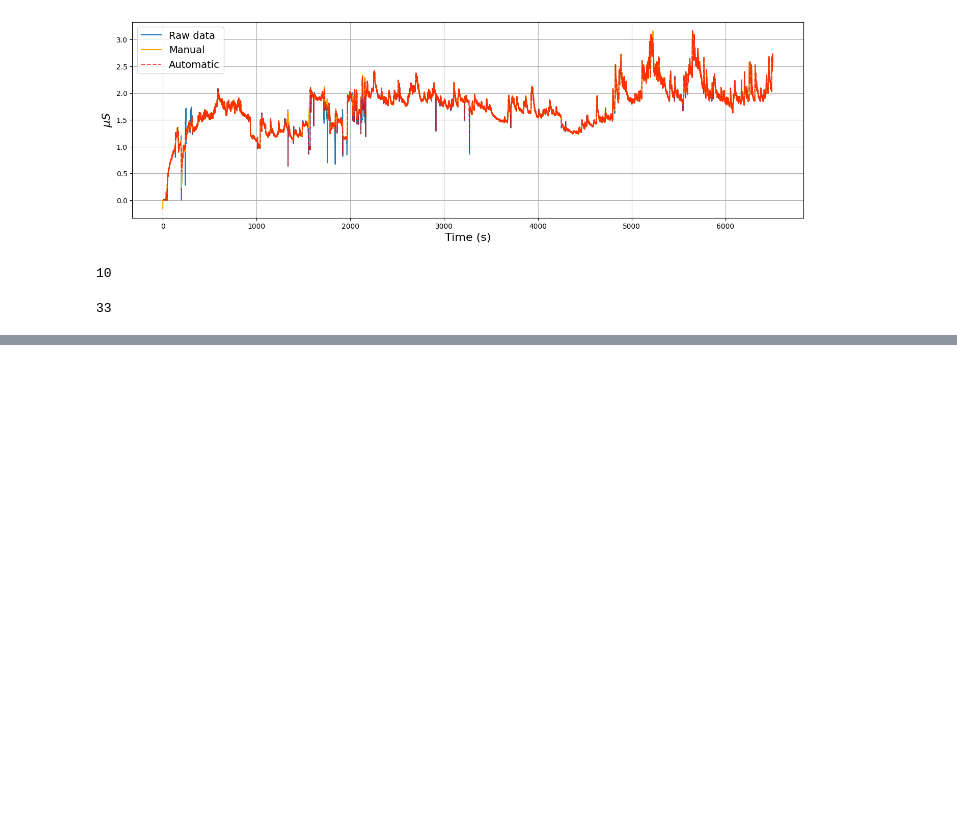
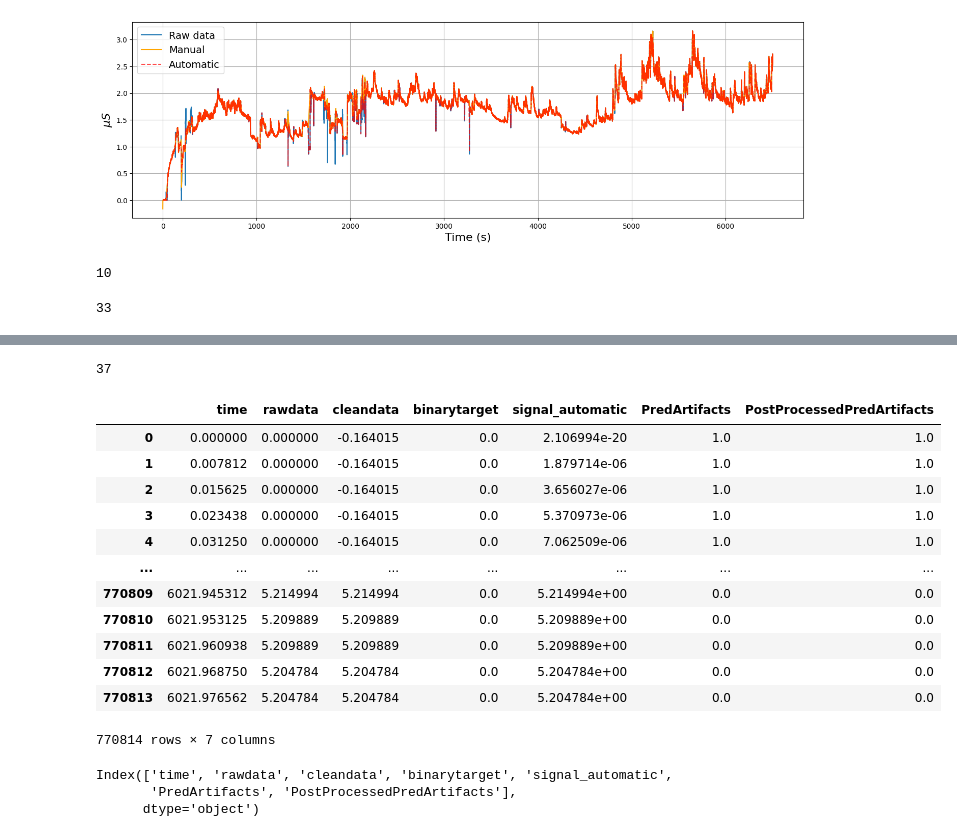
Before and after one commit to 08Aristodemus24/thesis-writing-1, a Jupyter notebook: eda-signal-classifier/experiementation.ipynb, the cells around one changed output, grey strips where cells are left out. Cells and saved outputs as stored; diff of their text form; code cells hidden in the pictures; blank space fills up the shorter version.

```diff
--- a/eda-signal-classifier/experiementation.ipynb
+++ b/eda-signal-classifier/experiementation.ipynb
@@ -258,0 +415,27 @@ this also tells us as llanes-jurado et al. (2023) has detailed that in total the
+# %%
+len(test_data_resampled.mean())
+# %% [output]
+37
+# %%
+akakip_eda_df = pd.read_csv('./data/Electrodermal Activity artifact correction BEnchmark (EDABE)/Train/akakip_expert2.csv', sep=';')
+akakip_eda_df
+# %% [output]
+|  | time | rawdata | cleandata | binarytarget | signal_automatic | PredArtifacts | PostProcessedPredArtifacts |
+| 0 | 0.000000 | 0.000000 | -0.164015 | 0.0 | 2.106994e-20 | 1.0 | 1.0 |
+| 1 | 0.007812 | 0.000000 | -0.164015 | 0.0 | 1.879714e-06 | 1.0 | 1.0 |
+| 2 | 0.015625 | 0.000000 | -0.164015 | 0.0 | 3.656027e-06 | 1.0 | 1.0 |
+| 3 | 0.023438 | 0.000000 | -0.164015 | 0.0 | 5.370973e-06 | 1.0 | 1.0 |
+| 4 | 0.031250 | 0.000000 | -0.164015 | 0.0 | 7.062509e-06 | 1.0 | 1.0 |
+| ... | ... | ... | ... | ... | ... | ... | ... |
+| 770809 | 6021.945312 | 5.214994 | 5.214994 | 0.0 | 5.214994e+00 | 0.0 | 0.0 |
+| 770810 | 6021.953125 | 5.209889 | 5.209889 | 0.0 | 5.209889e+00 | 0.0 | 0.0 |
+| 770811 | 6021.960938 | 5.209889 | 5.209889 | 0.0 | 5.209889e+00 | 0.0 | 0.0 |
+| 770812 | 6021.968750 | 5.204784 | 5.204784 | 0.0 | 5.204784e+00 | 0.0 | 0.0 |
+| 770813 | 6021.976562 | 5.204784 | 5.204784 | 0.0 | 5.204784e+00 | 0.0 | 0.0 |
+770814 rows × 7 columns
+# %%
+akakip_eda_df.columns
+# %% [output]
+Index(['time', 'rawdata', 'cleandata', 'binarytarget', 'signal_automatic',
+       'PredArtifacts', 'PostProcessedPredArtifacts'],
+      dtype='object')
```
Also changed, not shown: parts of 25 cells of this notebook, 8 other files.
